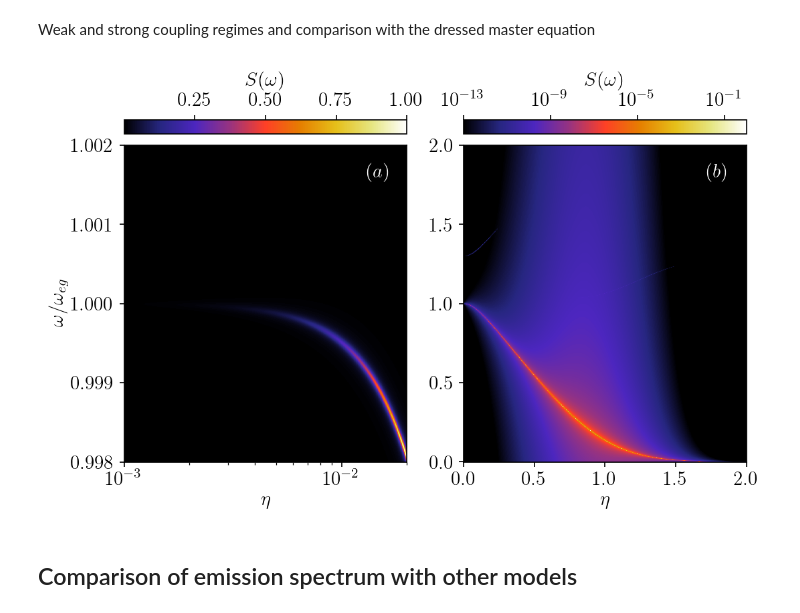
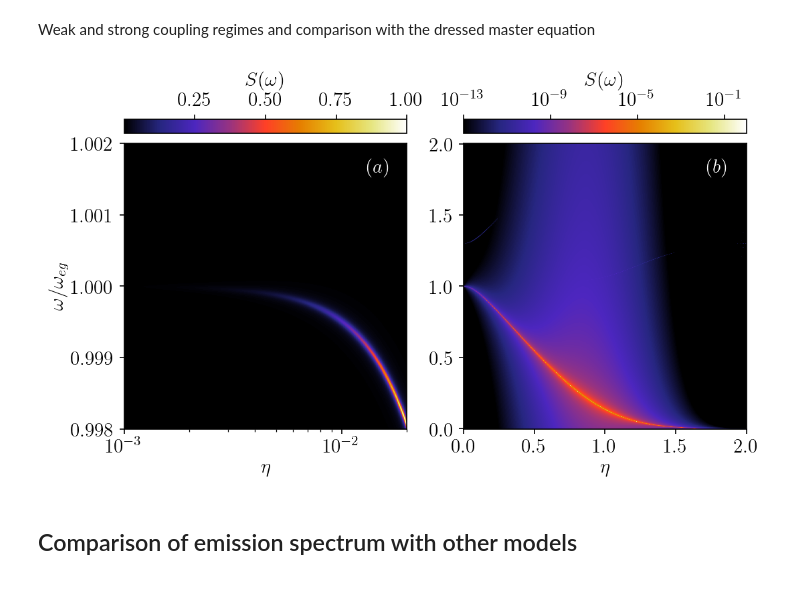
Before and after one commit to albertomercurio/PhD-Thesis-Notebooks, a Jupyter notebook: Chapter2.ipynb, the cells around one changed output. Drawn from its saved outputs; the diff is of its cells as text; code cells hidden in the pictures.

Commit message:
Raman Scattering completed

```diff
--- a/Chapter2.ipynb
+++ b/Chapter2.ipynb
@@ -744,42 +735,42 @@ Threads.@threads for i in eachindex(η_list_usc)
 end
 res_spectrum_usc ./= maximum(res_spectrum_usc);
 # %%
-fig, axs = plt.subplots(1, 2, sharey=false, dpi = 150, figsize = (8, 5))
+fig, axs = plt.subplots(1, 2, sharey=false, dpi = 150, figsize = (8, 4.5))
 
 # log norm
 vmin = 1e-13
 my_norm = matplotlib.colors.LogNorm(vmin=vmin, vmax=1)
 idxs = findall(x -> x <= vmin, res_spectrum_usc)
 res_spectrum_usc[idxs] .= vmin
 
 ax = axs[1]
 img1 = ax.pcolormesh(η_list_weak, ω_list_weak, res_spectrum_weak, shading="auto", cmap="CMRmap", rasterized=true)
 ax.set_xlabel(raw"$\eta$")
 ax.set_ylabel(raw"$\omega / \omega_{eg}$")
 ax.set_xlim(η_list_weak[1], η_list_weak[end])
 ax.set_ylim(ω_list_weak[1], ω_list_weak[end])
 ax.yaxis.set_major_locator(matplotlib.ticker.MultipleLocator(0.001))
 ax.set_xscale("log")
 ax.text(0.9, 0.9, raw"$(a)$", transform=ax.transAxes, ha="center", color = "white")
 
 ax = axs[2]
 img2 = ax.pcolormesh(η_list_usc, ω_list_usc, res_spectrum_usc, shading="auto", cmap="CMRmap", rasterized=true, norm=my_norm)
 ax.set_xlabel(raw"$\eta$")
 ax.set_xlim(0, η_list_usc[end])
 ax.yaxis.set_major_locator(matplotlib.ticker.MultipleLocator(0.5))
 ax.text(0.9, 0.9, raw"$(b)$", transform=ax.transAxes, ha="center", color = "white")
 
 colbar1 = fig.colorbar(img1, ax=axs[1], orientation = "horizontal", location="top", pad=0.03)
 colbar1.set_label(raw"$S(\omega)$", labelpad=5)
 
 colbar2 = fig.colorbar(img2, ax=axs[2], orientation = "horizontal", location="top", pad=0.03)
 colbar2.set_label(raw"$S(\omega)$", labelpad=5)
 
 root_dir = "/home/alberto/"
 # root_dir = "/mnt/c/Users/alber/"
-plt.savefig(root_dir * "OneDrive/GitHub/Latex-Projects/phd-thesis/figures/cavity_spectrum_vs_eta_weak_strong_detuned.pdf", dpi=300, bbox_inches="tight")
+# plt.savefig(root_dir * "OneDrive/GitHub/Latex-Projects/phd-thesis/figures/cavity_spectrum_vs_eta_weak_strong_detuned.pdf", dpi=300, bbox_inches="tight")
 # %% [output]
-[figure, old version]
+[figure, new version]
 # %% [markdown]
 ## Comparison of emission spectrum with other models
 # %% [markdown]
```
Also changed, not shown: parts of 24 cells of this notebook.
